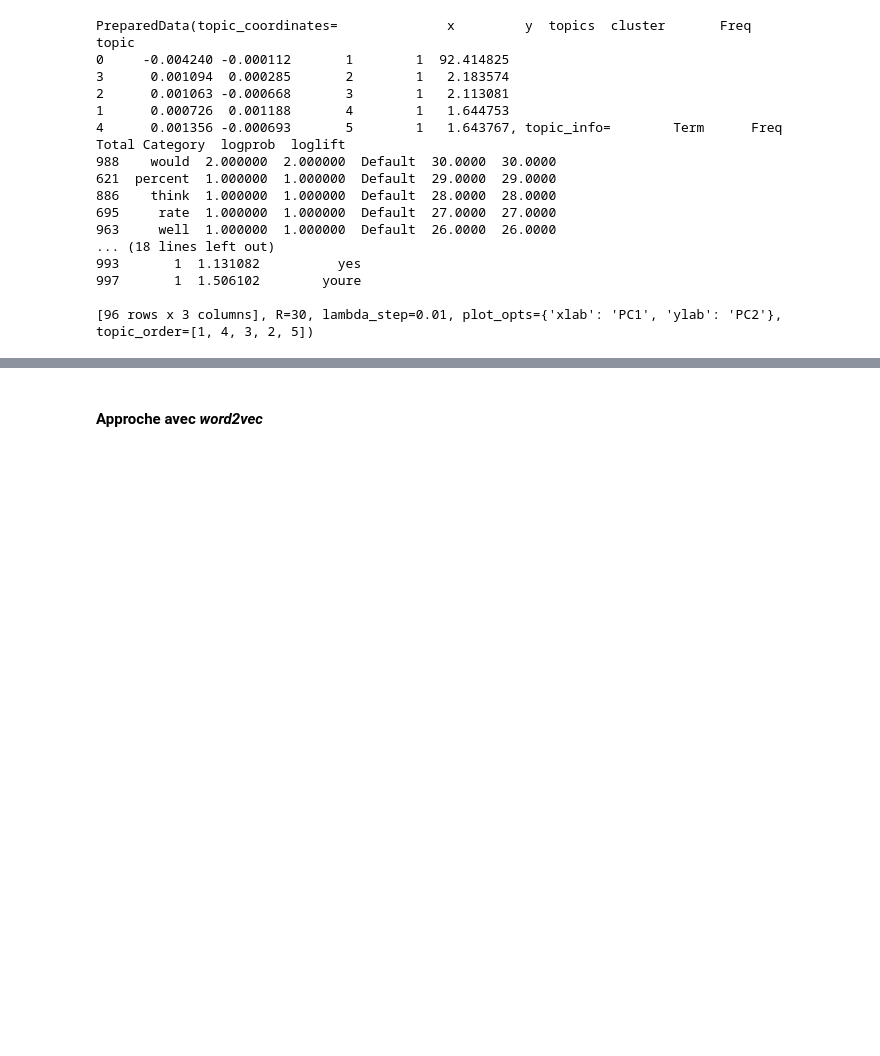
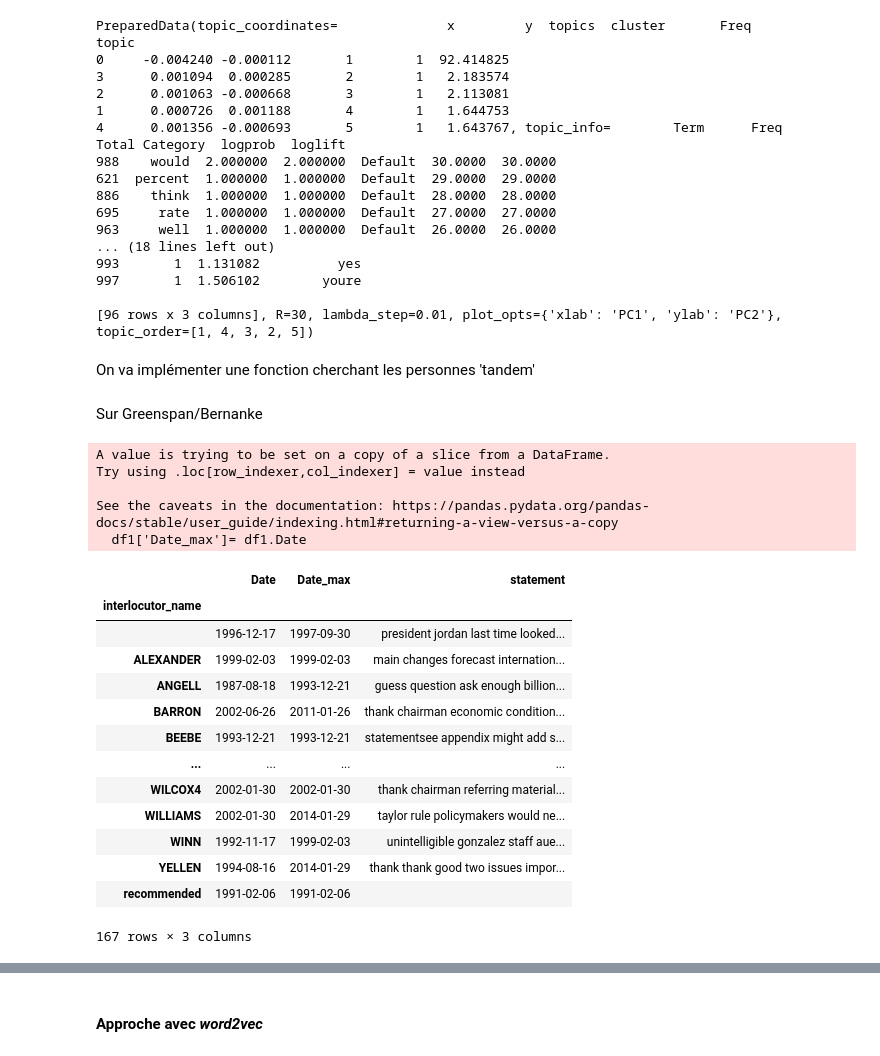
Before and after one commit to erialc-cal/NLP-FOMC, a Jupyter notebook: Scrapping_Explo.ipynb, the cells around one changed output, grey strips where cells are left out. Drawn from its saved outputs; the diff is of its cells as text; code cells hidden in the pictures; blank space fills up the shorter version.

Commit message:
add tandem/comparison LDA

```diff
--- a/Scrapping_Explo.ipynb
+++ b/Scrapping_Explo.ipynb
@@ -560,3 +560,60 @@ topic
 997       1  1.506102        youre
 
 [96 rows x 3 columns], R=30, lambda_step=0.01, plot_opts={'xlab': 'PC1', 'ylab': 'PC2'}, topic_order=[1, 4, 3, 2, 5])
+# %% [markdown]
+On va implémenter une fonction cherchant les personnes 'tandem'
+# %%
+def find_overlap_chair(df, CHAIR1, CHAIR2):
+    df.Date = df.Date.astype('datetime64')
+    time_start = {'CHAIRMAN BURNS': '1976-08',
+                'CHAIRMAN MILLER': '1978-01',
+                'CHAIRMAN VOLCKER':'1979-08',
+                'CHAIRMAN GREENSPAN': '1987-08',
+                'CHAIRMAN BERNANKE':'2006-08',
+                'CHAIR YELLEN':'2014-01'}
+    time_end ={ 'CHAIRMAN BURNS': '1978-01',
+                'CHAIRMAN MILLER':'1979-08',
+                'CHAIRMAN VOLCKER': '1987-08',
+                'CHAIRMAN GREENSPAN':'2006-08',
+                'CHAIRMAN BERNANKE':'2014-01'}
+    mask = (df.chair_in_charge == CHAIR1) + (df.chair_in_charge == CHAIR2)
+    df1  = df[mask]
+    df1['Date_max']= df1.Date
+    df1.assign(Date_max=df1.Date)
+    df_interlocutor = df1.groupby('interlocutor_name').agg({'Date':'min', 'Date_max':'max', 'statement':' '.join})
+
+    mask1 = (df_interlocutor.Date.dt.strftime('%Y-%m') >= time_start[CHAIR1]) & (df_interlocutor.Date_max.dt.strftime('%Y-%m') < time_end[CHAIR1])
+    mask2 = (df_interlocutor.Date.dt.strftime('%Y-%m') >= time_start[CHAIR2]) & (df_interlocutor.Date_max.dt.strftime('%Y-%m') < time_end[CHAIR2])
+    mask_tandem = (df_interlocutor.Date.dt.strftime('%Y-%m') < time_start[CHAIR2])
+    df1 = df_interlocutor[mask1]
+    df2 = df_interlocutor[mask2]
+    df_tandem = df_interlocutor[mask_tandem]
+
+    return df1, df2, df_tandem
+# %% [markdown]
+Sur Greenspan/Bernanke
+# %%
+df1, df2, df_tandem = find_overlap_chair(df, 'CHAIRMAN GREENSPAN', 'CHAIRMAN BERNANKE')
+# %% [output]
+A value is trying to be set on a copy of a slice from a DataFrame.
+Try using .loc[row_indexer,col_indexer] = value instead
+
+See the caveats in the documentation: https://pandas.pydata.org/pandas-docs/stable/user_guide/indexing.html#returning-a-view-versus-a-copy
+  df1['Date_max']= df1.Date
+# %%
+df_tandem
+# %% [output]
+|  | Date | Date_max | statement |
+| interlocutor_name |  |  |  |
+|  | 1996-12-17 | 1997-09-30 | president jordan last time looked... |
+| ALEXANDER | 1999-02-03 | 1999-02-03 | main changes forecast internation... |
+| ANGELL | 1987-08-18 | 1993-12-21 | guess question ask enough billion... |
+| BARRON | 2002-06-26 | 2011-01-26 | thank chairman economic condition... |
+| BEEBE | 1993-12-21 | 1993-12-21 | statementsee appendix might add s... |
+| ... | ... | ... | ... |
+| WILCOX4 | 2002-01-30 | 2002-01-30 | thank chairman referring material... |
+| WILLIAMS | 2002-01-30 | 2014-01-29 | taylor rule policymakers would ne... |
+| WINN | 1992-11-17 | 1999-02-03 | unintelligible gonzalez staff aue... |
+| YELLEN | 1994-08-16 | 2014-01-29 | thank thank good two issues impor... |
+| recommended | 1991-02-06 | 1991-02-06 |  |
+167 rows × 3 columns
```
Also changed, not shown: parts of 3 cells of this notebook.
